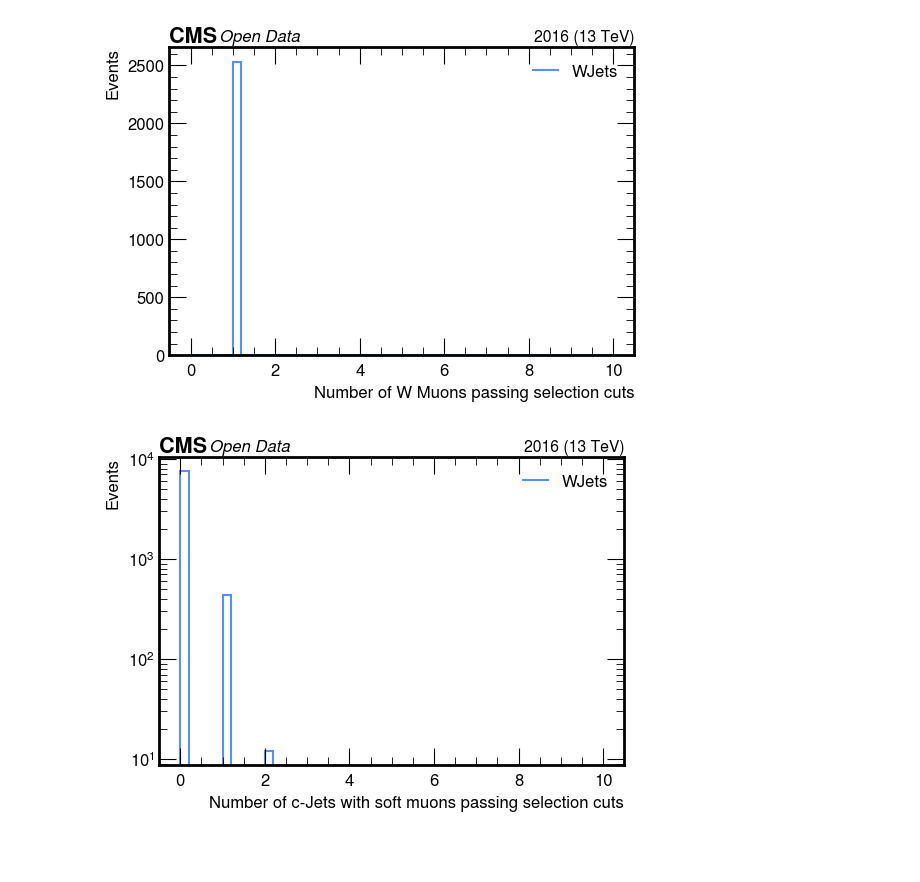
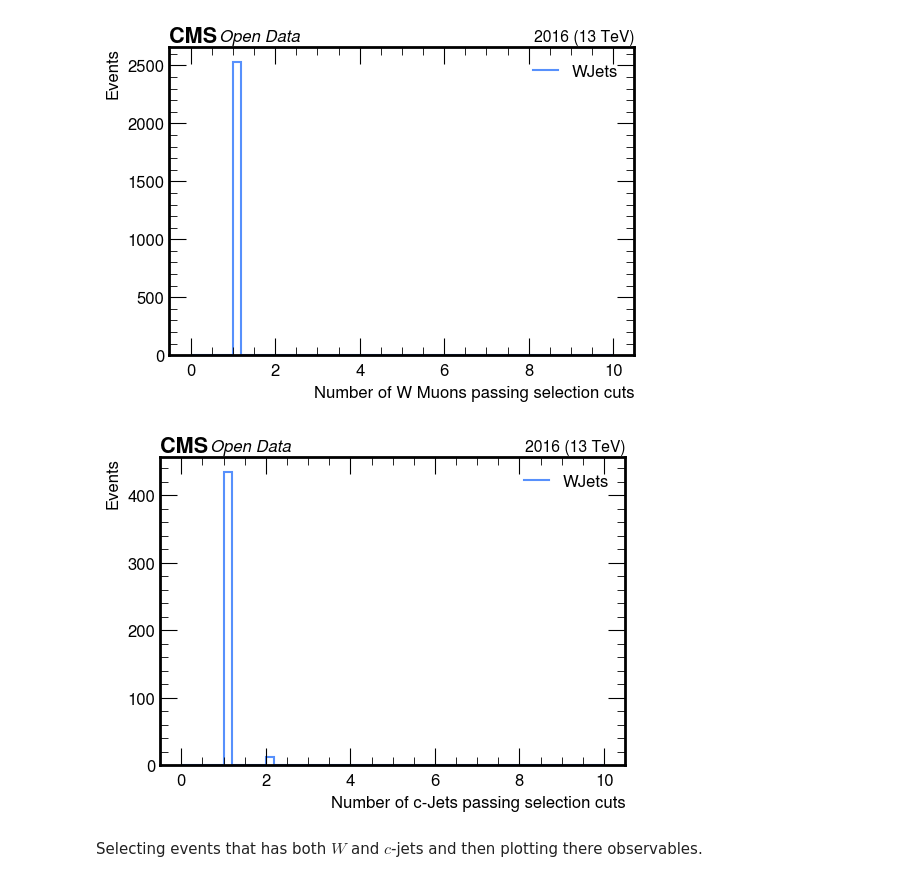
Before and after one commit to xondikoi03/charmTaggingAnalysis, a Jupyter notebook: Coffea/notebooks/WcAnalysis.ipynb, the cells around one changed output. Saved outputs shown, nothing was run; the diff lists cells and outputs as text; code cells hidden in the pictures; blank space fills up the shorter version.

```diff
--- a/Coffea/notebooks/WcAnalysis.ipynb
+++ b/Coffea/notebooks/WcAnalysis.ipynb
@@ -135,16 +138,22 @@ Jet_PassCuts = (
 # Keep only muons whose matched jet passes jet cuts
 soft_muon_in_goodjet = soft_muon_injet[Jet_PassCuts]
 c_Jets = matched_jet[Jet_PassCuts]
+nC_Jets = dak.num(c_Jets.pt)
+# Select events with atleast one c-jet:
+evt_has_cJet = (nC_Jets >= 1)
+c_Jets = c_Jets[evt_has_cJet]
 # %%
-nC_Jets = dak.num(c_Jets.pt)
+ncJets = dak.num(c_Jets.pt)
 make_hist(
-    nC_Jets,
+    ncJets,
     50, 0, 10,
-    "Number of c-Jets with soft muons passing selection cuts",
+    "Number of c-Jets passing selection cuts",
     "Events",
     "WJets",
     fname=None,
-    logy=True
+    logy=False
 )
 # %% [output]
-[figure, old version]
+[figure, new version]
+# %% [markdown]
+Selecting events that has both $W$ and $c$-jets and then plotting there observables.
```
Also changed, not shown: parts of 6 cells of this notebook.
